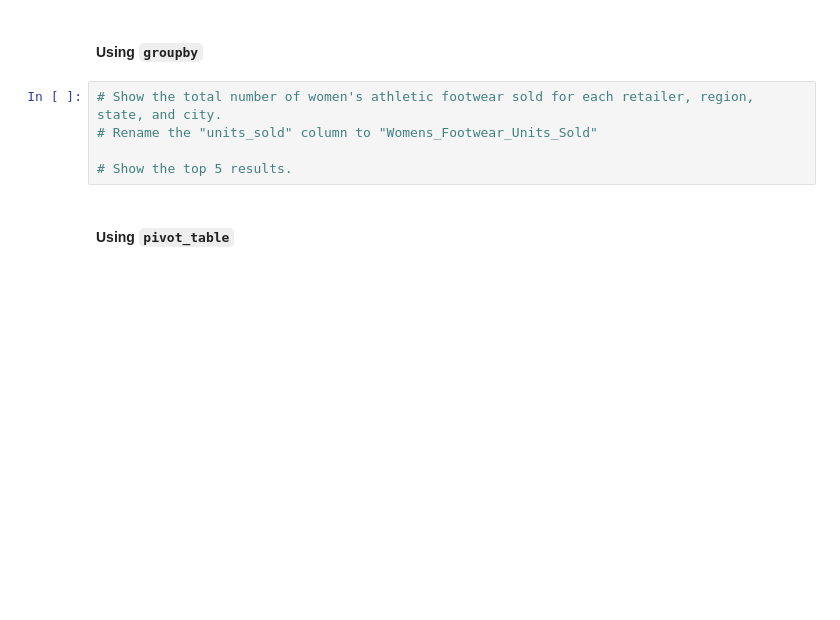
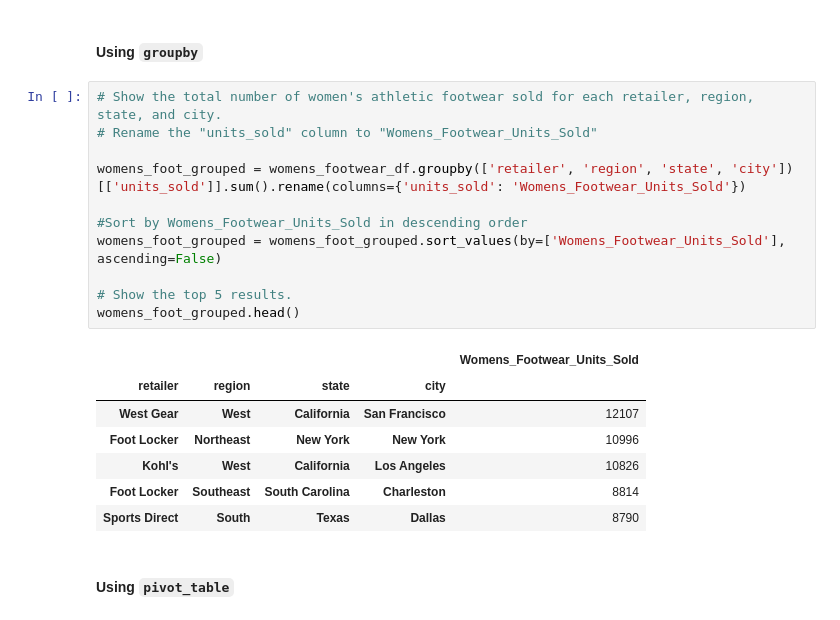
Before and after one commit to mmccanse/athletic_sales_analysis, a Jupyter notebook: athletic_sales_analysis_starter_code.ipynb, the cells around one changed output. Cells and saved outputs as stored; diff of their text form; blank space fills up the shorter version.

```diff
--- a/athletic_sales_analysis_starter_code.ipynb
+++ b/athletic_sales_analysis_starter_code.ipynb
@@ -260,8 +363,22 @@ dtype: object
 # %%
 # Show the total number of women's athletic footwear sold for each retailer, region, state, and city.
 # Rename the "units_sold" column to "Womens_Footwear_Units_Sold"
 
+womens_foot_grouped = womens_footwear_df.groupby(['retailer', 'region', 'state', 'city'])[['units_sold']].sum().rename(columns={'units_sold': 'Womens_Footwear_Units_Sold'})
+
+#Sort by Womens_Footwear_Units_Sold in descending order
+womens_foot_grouped = womens_foot_grouped.sort_values(by=['Womens_Footwear_Units_Sold'], ascending=False)
+
 # Show the top 5 results.
+womens_foot_grouped.head()
+# %% [output]
+|  |  |  |  | Womens_Footwear_Units_Sold |
+| retailer | region | state | city |  |
+| West Gear | West | California | San Francisco | 12107 |
+| Foot Locker | Northeast | New York | New York | 10996 |
+| Kohl's | West | California | Los Angeles | 10826 |
+| Foot Locker | Southeast | South Carolina | Charleston | 8814 |
+| Sports Direct | South | Texas | Dallas | 8790 |
 # %% [markdown]
 #### Using `pivot_table`
 # %%
```
Also changed, not shown: parts of 11 cells of this notebook.
